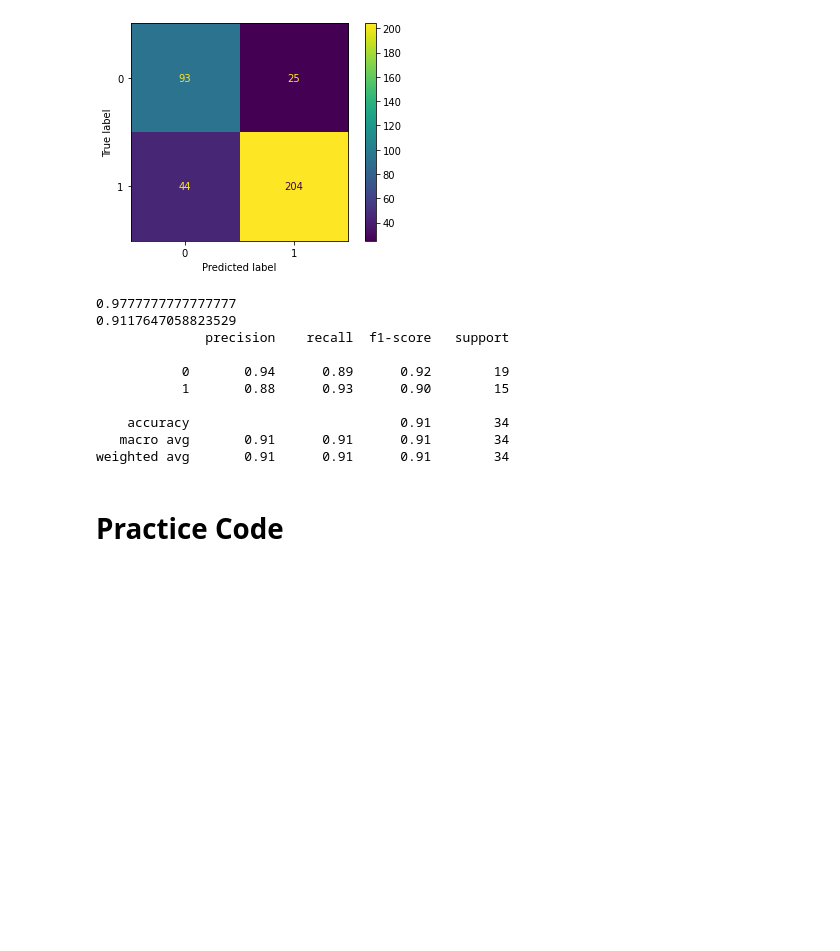
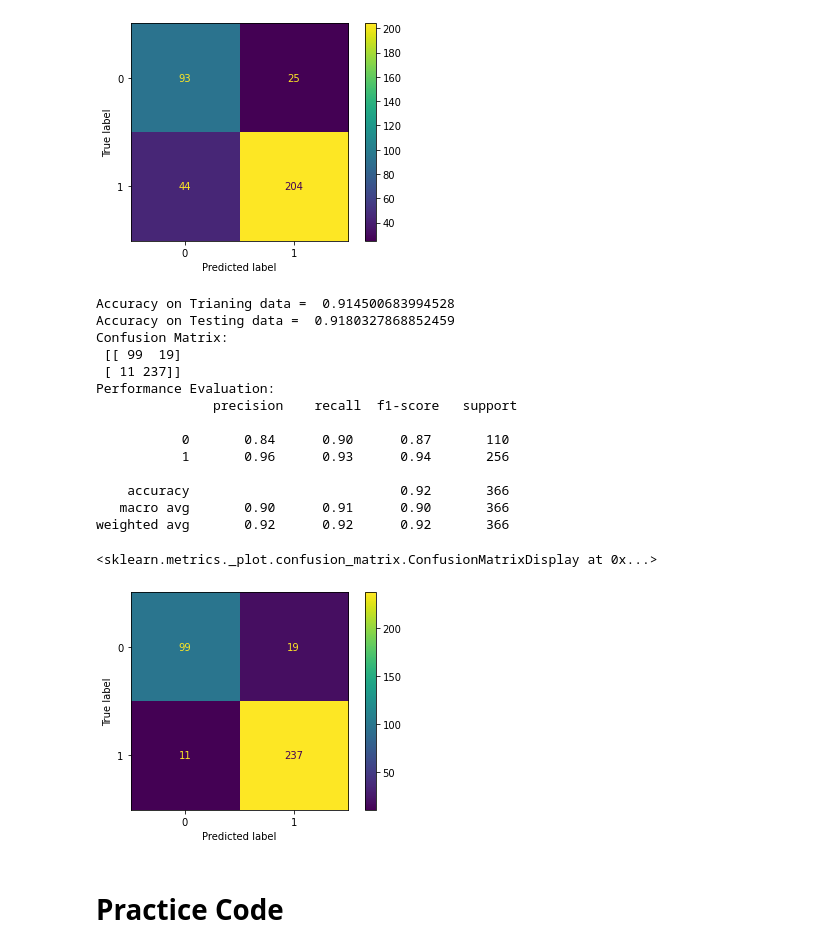
Before and after one commit to Nadeem-Anwar/Nadeem-Anwar, a Jupyter notebook: Cancer.ipynb, the cells around one changed output. Saved outputs shown, nothing was run; the diff lists cells and outputs as text; code cells hidden in the pictures; blank space fills up the shorter version.

```diff
--- a/Cancer.ipynb
+++ b/Cancer.ipynb
@@ -675,7 +663,7 @@ from sklearn import metrics
 
 #classifier_svm = SVC(kernel = 'linear')
 #classifier_svm = SVC(kernel = 'poly', degree = 3)
-classifier_svm = SVC(kernel = 'rbf')  #Gaussian kernel
+classifier_svm = SVC(kernel = 'rbf', )  #Gaussian kernel
 #classifier_svm = SVC(kernel = 'sigmoid')  #Sigmoid kernel
 #classifier_svm = SVC(kernel = 'linear', random_state=10, max_iter = 5)
 classifier_svm.fit(x_train, y_train)
@@ -790,29 +778,38 @@ weighted avg       0.82      0.81      0.81       366
 # %%
 #@title **MLP**
 # Training the Model
 from sklearn.neural_network import MLPClassifier
 # creating an classifier from the model:
 mlp = MLPClassifier(hidden_layer_sizes=(10, 5), max_iter=1000)
 # let's fit the training data to our model
 mlp.fit(x_train, y_train)
-from sklearn.metrics import accuracy_score
-predictions_train = mlp.predict(x_train)
-print(accuracy_score(predictions_train, y_train))
-predictions_test = mlp.predict(x_test)
-print(accuracy_score(predictions_test, y_test))
-from sklearn.metrics import classification_report
-print(classification_report(predictions_test, y_test))
+
+# Evaluation of classifier_svm performance
+from sklearn import metrics
+pred_train = mlp.predict(x_train)
+print("Accuracy on Trianing data = ", metrics.accuracy_score(pred_train, y_train))
+pred_test = mlp.predict(x_test)
+print("Accuracy on Testing data = ", metrics.accuracy_score(pred_test, y_test))
+print('Confusion Matrix:\n', metrics.confusion_matrix(y_test, pred_test))
+print('Performance Evaluation:\n', metrics.classification_report(pred_test, y_test))
+metrics.plot_confusion_matrix(mlp, x_test, y_test)
 # %% [output]
-0.9777777777777777
-0.9117647058823529
-              precision    recall  f1-score   support
+Accuracy on Trianing data =  0.914500683994528
+Accuracy on Testing data =  0.9180327868852459
+Confusion Matrix:
+ [[ 99  19]
+ [ 11 237]]
+Performance Evaluation:
+               precision    recall  f1-score   support
 
-           0       0.94      0.89      0.92        19
-           1       0.88      0.93      0.90        15
+           0       0.84      0.90      0.87       110
+           1       0.96      0.93      0.94       256
 
-    accuracy                           0.91        34
-   macro avg       0.91      0.91      0.91        34
-weighted avg       0.91      0.91      0.91        34
+    accuracy                           0.92       366
+   macro avg       0.90      0.91      0.90       366
+weighted avg       0.92      0.92      0.92       366
+<sklearn.metrics._plot.confusion_matrix.ConfusionMatrixDisplay at 0x...>
+[figure, added]
 # %% [markdown]
 # Practice Code
 # %%
```
Also changed, not shown: parts of 1 cell of this notebook.
